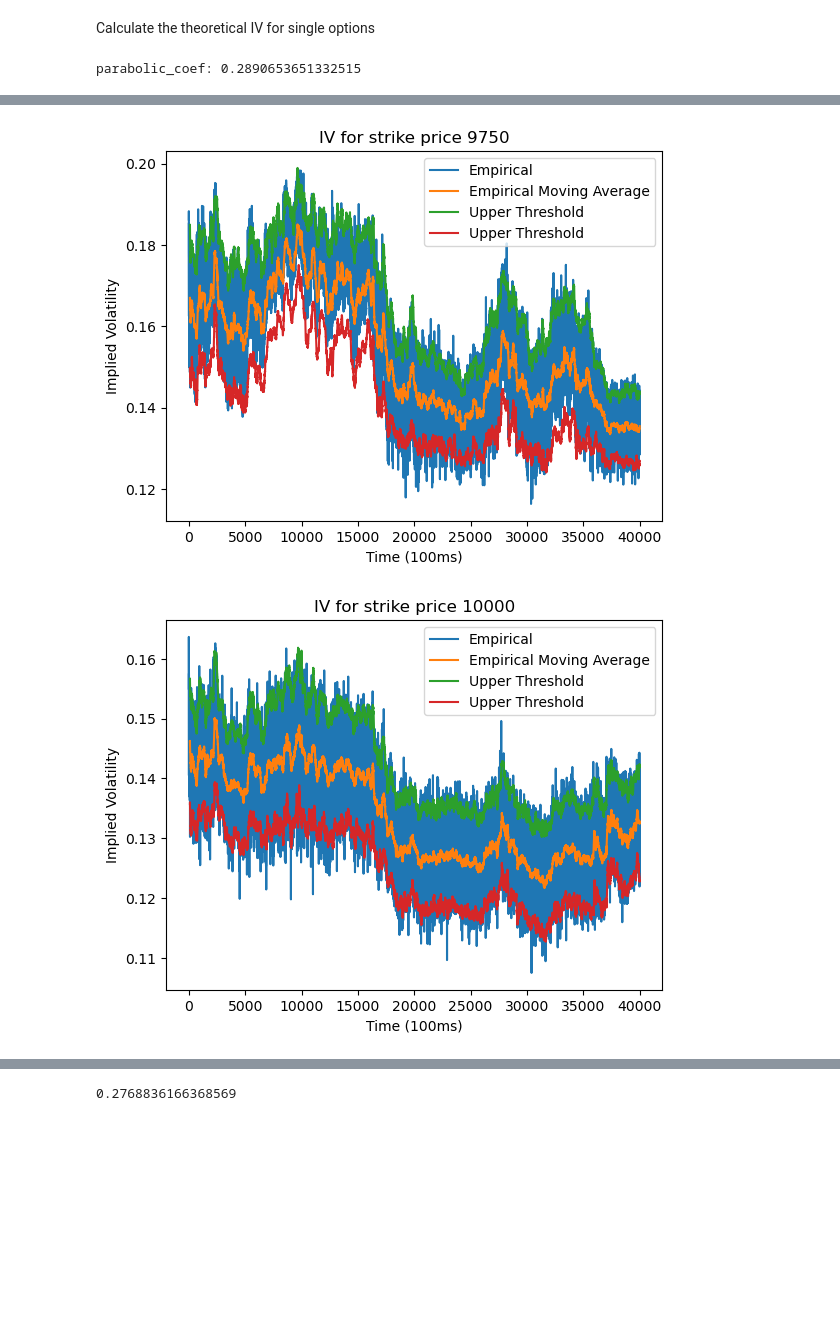
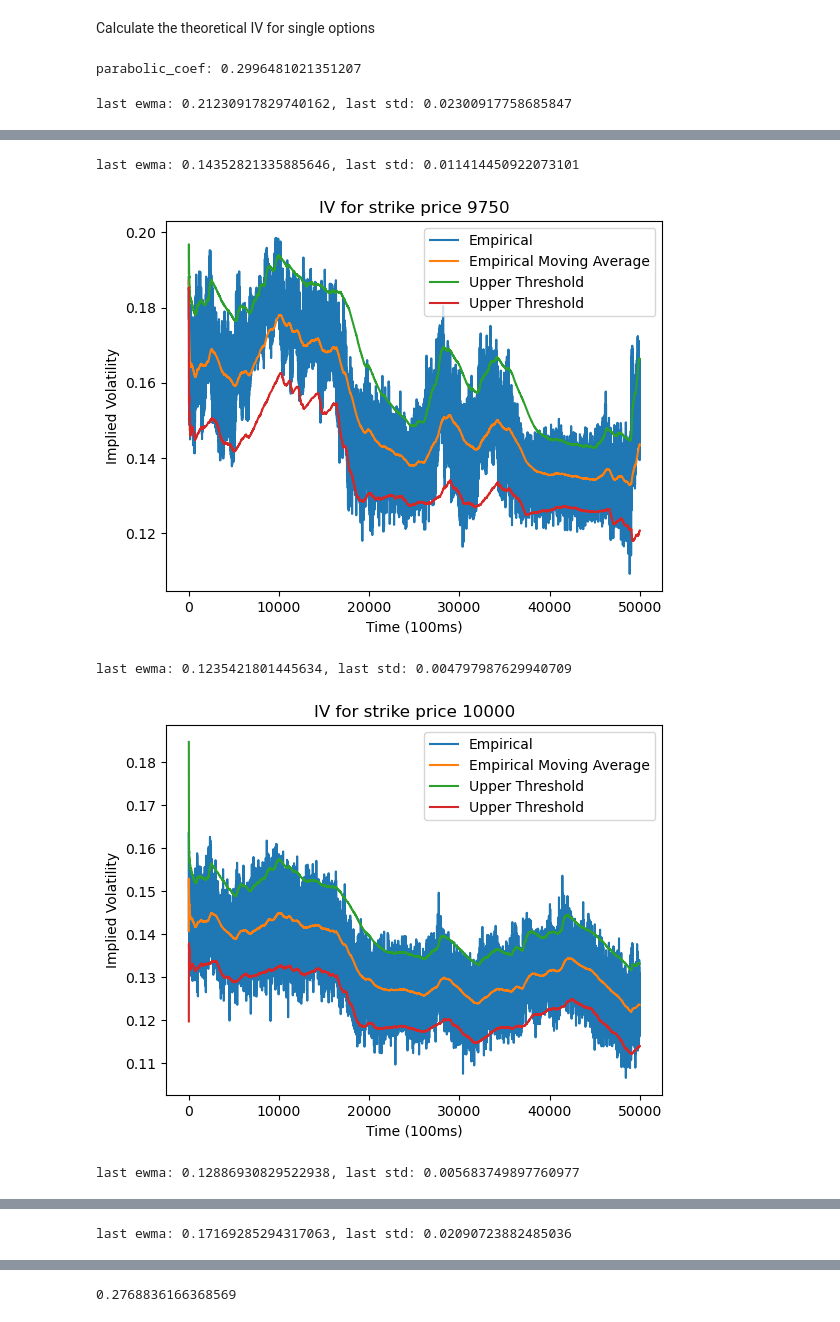
Before and after one commit to Edwin-yin/imc-prosperity-2, a Jupyter notebook: round3_new/vol_smile_check.ipynb, the cells around one changed output, grey strips where cells are left out. Saved outputs shown, nothing was run; the diff lists cells and outputs as text; code cells hidden in the pictures; blank space fills up the shorter version.

Commit message:
ewma fully implemented

```diff
--- a/round3_new/vol_smile_check.ipynb
+++ b/round3_new/vol_smile_check.ipynb
@@ -8,7 +8,7 @@ import plotly.express as px
 from matplotlib import pyplot as plt
 
 
-for i, day in enumerate([0, 1, 2, 3]):
+for i, day in enumerate([0, 1, 2, 3, 4]):
     file_name = f"./round-3-island-data-bottle/prices_round_3_day_{day}.csv"
     df_tmp = pd.read_csv(file_name, sep=';')
     df_tmp['day'] = day
@@ -125,7 +125,7 @@ for strike in STRIKES:
         ),
         axis=1,
     )
-    option['implied_volatility'] = option['implied_volatility'].ffill()
+    option['implied_volatility'] = option['implied_volatility'].replace(0, np.nan).ffill()
 
     print(f"Average IV for strike price {strike}: {option['implied_volatility'].mean()}")
     print(f"Std of IV for strike price {strike}: {option['implied_volatility'].std()}")
@@ -574,26 +574,27 @@ for strike in STRIKES:
     x2 = np.log(strike / spot_price) ** 2 / tte
     theo_iv_per_option[strike] = x2 * parabolic_coef + theo
 # %% [output]
-parabolic_coef: 0.2890653651332515
+parabolic_coef: 0.2996481021351207
 # %%
 thres = 2
 for strike in STRIKES:
     option = pd.read_csv(f"./option_data/VOLCANIC_ROCK_VOUCHER_{strike}.csv", sep=';')
     fig, ax = plt.subplots()
     option['implied_volatility'] = option['implied_volatility'].replace(0, np.nan).ffill()
-    sma = option['implied_volatility'].rolling(100).mean().shift()
-    std = option['implied_volatility'].rolling(100).std().shift()
+    ewma = option['implied_volatility'].ewm(alpha=0.001).mean()
+    std = option['implied_volatility'].ewm(alpha=0.001).std()
     ax.plot(option['implied_volatility'], label = "Empirical")
-    ax.plot(sma, label="Empirical Moving Average")
+    ax.plot(ewma, label="Empirical Moving Average")
     # ax.plot(theo_iv_per_option[strike].rolling(100).mean().shift(), label="Theoretical")
     # ax.plot(theo_iv_per_option[strike] + thres * option['implied_volatility'].replace(0, np.nan).ffill().rolling(100).std(), label="Upper bound")
     # ax.plot(theo_iv_per_option[strike] - thres * option['implied_volatility'].replace(0, np.nan).ffill().rolling(100).std(), label="Lower bound")
-    ax.plot(sma + thres * std, label="Upper Threshold")
-    ax.plot(sma - thres * std, label="Upper Threshold")
+    ax.plot(ewma + thres * std, label="Upper Threshold")
+    ax.plot(ewma - thres * std, label="Upper Threshold")
     ax.legend()
     ax.set_title("IV for strike price " + str(strike))
     ax.set_xlabel("Time (100ms)")
     ax.set_ylabel("Implied Volatility")
-
+    print(f"last ewma: {ewma.iloc[-1]}, last std: {std.iloc[-1]}")
     plt.show()
 # %% [output]
+last ewma: 0.21230917829740162, last std: 0.02300917758685847
@@ -601,2 +602,5 @@ for strike in STRIKES:
+last ewma: 0.14352821335885646, last std: 0.011414450922073101
-[figure, old version]
+[figure, new version]
+last ewma: 0.1235421801445634, last std: 0.004797987629940709
-[figure, old version]
+[figure, new version]
+last ewma: 0.12886930829522938, last std: 0.005683749897760977
@@ -603,0 +608 @@ for strike in STRIKES:
+last ewma: 0.17169285294317063, last std: 0.02090723882485036
```
Also changed, not shown: parts of 23 cells of this notebook, 19 other files.
